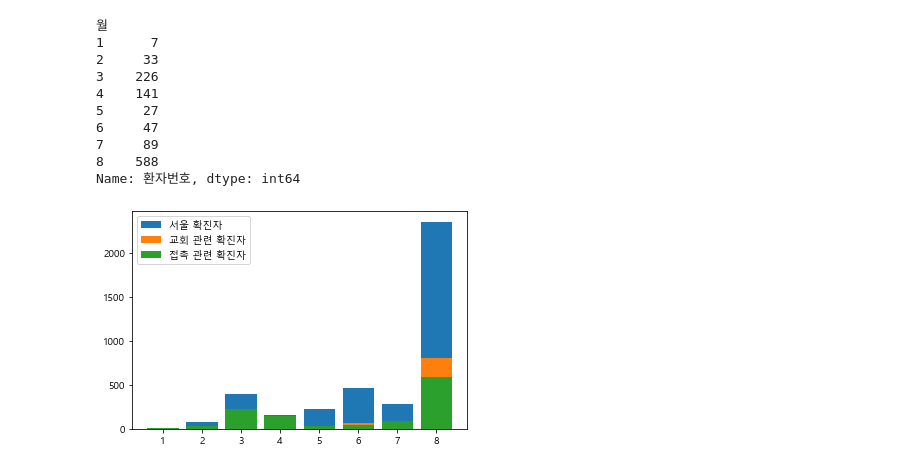
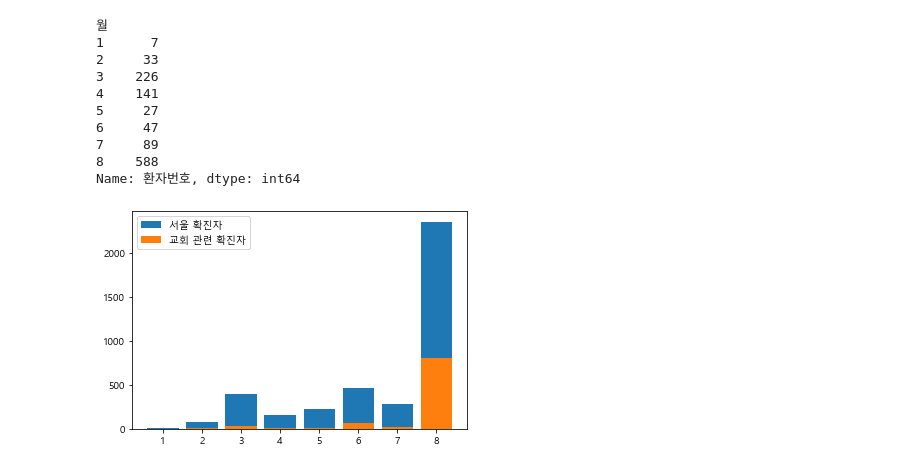
Before and after one commit to Lagom92/covid_visualize, a Jupyter notebook: note/church_seoul.ipynb, the cells around one changed output. Drawn from its saved outputs; the diff is of its cells as text; code cells hidden in the pictures.

```diff
--- a/note/church_seoul.ipynb
+++ b/note/church_seoul.ipynb
@@ -368,11 +396,11 @@ sr_touch
 8    588
 Name: 환자번호, dtype: int64
 # %%
+# bar 그래프로 시각화
 plt.subplot()
 plt.bar(sr.index, sr, label="서울 확진자")
 plt.bar(sr_church.index, sr_church, label="교회 관련 확진자")
-plt.bar(sr_touch.index, sr_touch, label="접촉 관련 확진자")
 plt.legend()
 plt.show()
 # %% [output]
-[figure, old version]
+[figure, new version]
```
Also changed, not shown: parts of 14 cells of this notebook, 4 other files.
